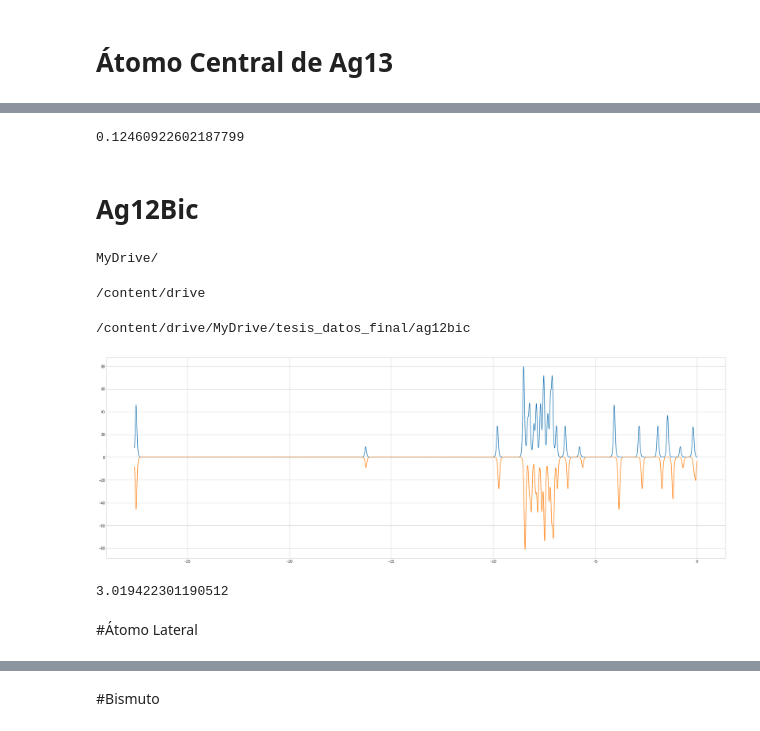
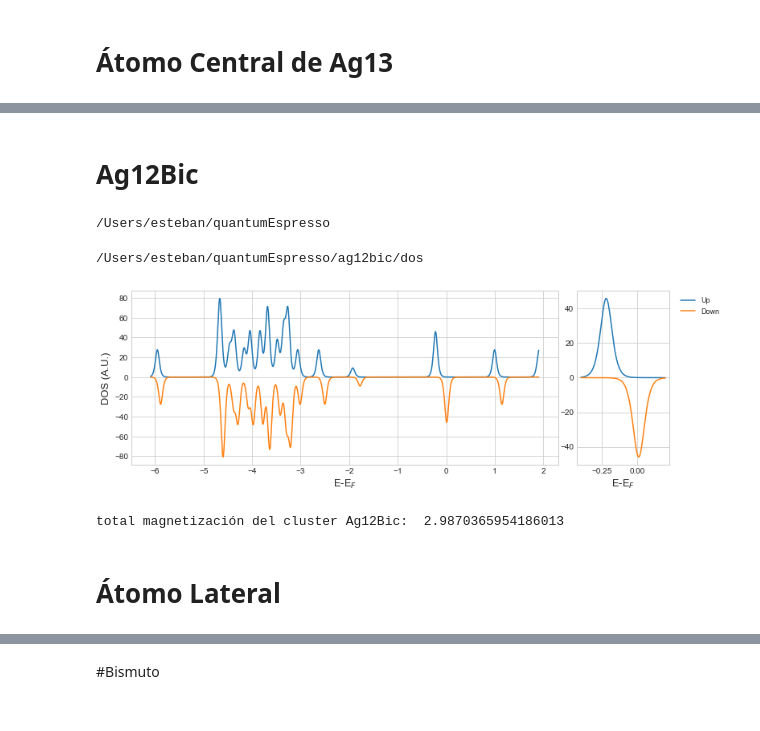
Before and after one commit to esjerome/quantumEspresso, a Jupyter notebook: Python/final_graficos.ipynb, the cells around one changed output, grey strips where cells are left out. Drawn from its saved outputs; the diff is of its cells as text; code cells hidden in the pictures.

```diff
--- a/Python/final_graficos.ipynb
+++ b/Python/final_graficos.ipynb
@@ -128,26 +203,10 @@ plt.show()
-# %%
-(mag_s[:,1]+mag_p[:,1]+mag_d[:,1]).sum()*0.001
-# %% [output]
-0.12460922602187799
 # %% [markdown]
 # Ag12Bic
-# %%
-ls
-# %% [output]
-MyDrive/
 # %%
-cd ..
+cd ../..
 # %% [output]
-/content/drive
+/Users/esteban/quantumEspresso
 # %%
-cd ag12bic
+cd ag12bic/dos
 # %% [output]
-/content/drive/MyDrive/tesis_datos_final/ag12bic
+/Users/esteban/quantumEspresso/ag12bic/dos
-# %%
-mag = np.loadtxt('ag12Bic.dos')
-fig, ax = plt.subplots()
-plt.plot(mag[:,0],mag[:,1])
-plt.plot(mag[:,0],-mag[:,2])
-fig.set_size_inches(30, 10)
-# %% [output]
-[figure, removed]
@@ -157,6 +213,38 @@ mag = mag[mag[:,0]<-3.843]
-# %%
-mag[:,1].sum()*0.0007-mag[:,2].sum()*0.0007
-# %% [output]
-3.019422301190512
+# %%
+mag = np.loadtxt('ag12Bic.dos')
+mag = mag[mag[:,0]<-2]
+mag = mag[mag[:,0]>-10]
+
+mag[:,0] = mag[:,0]+3.908
+
+fig = plt.figure()
+
+ax0 = plt.subplot2grid((1, 5), (0, 0), colspan=4, label="Up")
+ax1 = plt.subplot2grid((1, 5), (0, 4), colspan=1, label="Down")
+
+ax0.set_xlabel(r"E-E$_{F}$",fontsize=13)
+ax0.set_ylabel(r"DOS (A.U.)",fontsize=13)
+
+ax0.plot(mag[:,0],mag[:,1])
+ax0.plot(mag[:,0],-mag[:,2])
+
+mag_ = mag[mag[:,0]<0.2]
+mag_ = mag_[mag_[:,0]>-0.4]
+
+ax1.plot(mag_[:,0],mag_[:,1], label="Up")
+ax1.plot(mag_[:,0],-mag_[:,2],label="Down")
+
+ax1.set_xlabel(r"E-E$_{F}$",fontsize=13)
+
+plt.legend(loc='upper left', fontsize=9, bbox_to_anchor=(1.05, 1.0))
+fig.set_size_inches(12, 4)
+plt.show()
+
+mag_ = mag[mag[:,0]<0]
+
+print('total magnetización del cluster Ag12Bic: ', mag_[:,1].sum()*0.001-mag_[:,2].sum()*0.001)
+# %% [output]
+[figure, added]
+total magnetización del cluster Ag12Bic:  2.9870365954186013
 # %% [markdown]
-#Átomo Lateral
+# Átomo Lateral
```
Also changed, not shown: parts of 28 cells of this notebook.
